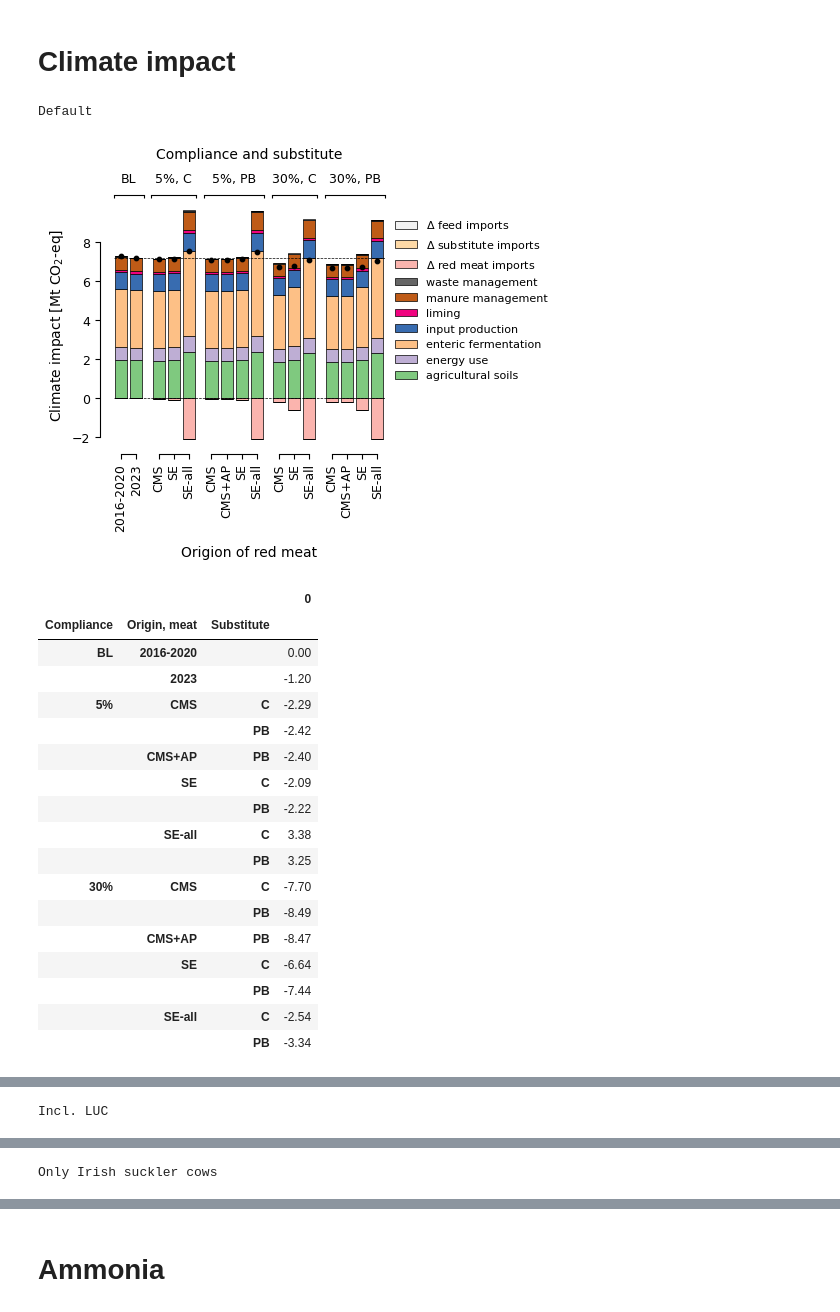
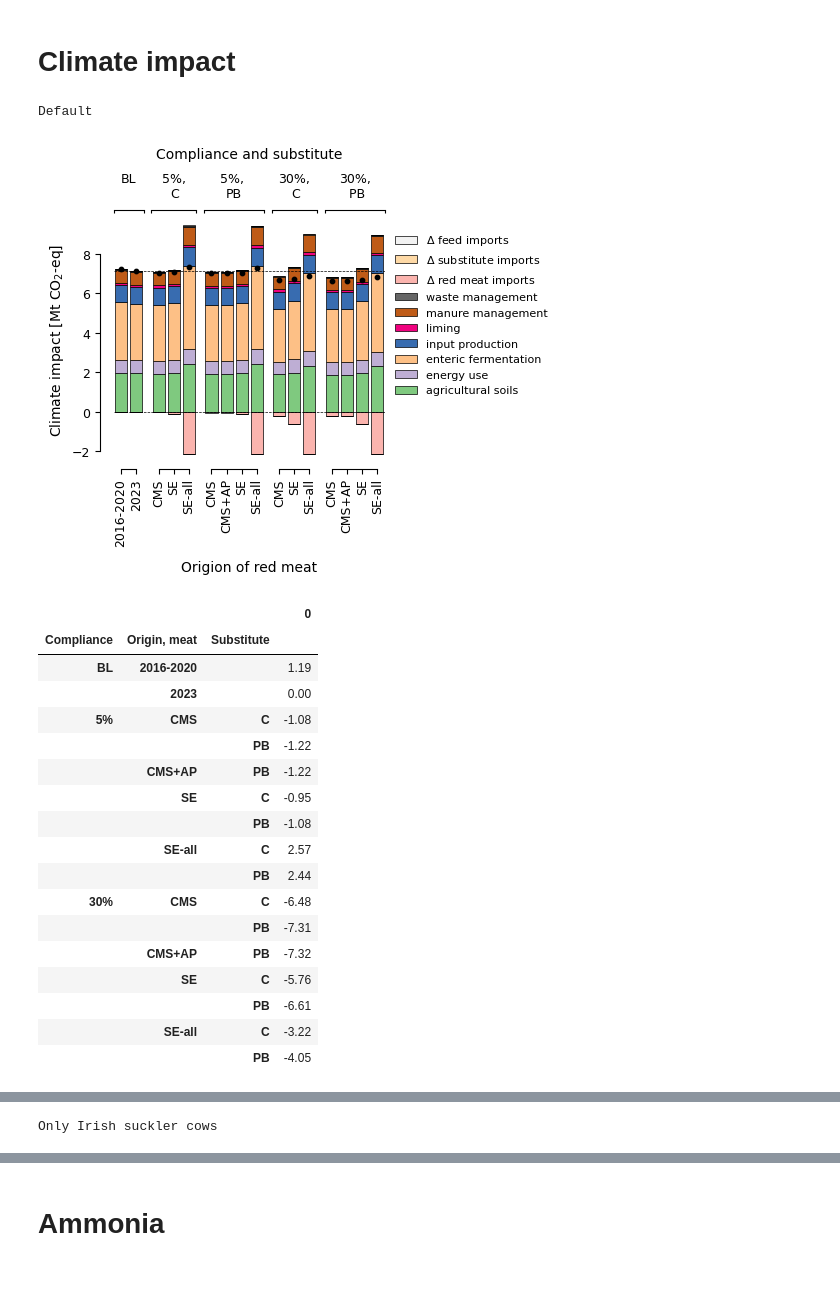
Before and after one commit to SLU-foodsystems/CIBUSmod-SLV2025, a Jupyter notebook: SLV2025_outputs.ipynb, the cells around one changed output, grey strips where cells are left out. Drawn from its saved outputs; the diff is of its cells as text; code cells hidden in the pictures; blank space fills up the shorter version.

```diff
--- a/SLV2025_outputs.ipynb
+++ b/SLV2025_outputs.ipynb
@@ -417,17 +484,24 @@ array([1, 2, 3])
 # Animal numbers
 # %%
 d = cm.impact.get_LSU(session, ['species','breed']) / 1_000_000
-d.columns = pd.Index([sp if sp not in ['cattle'] else ', '.join([sp,br]) for sp,br in d.columns], name='type')
+d.columns = pd.Index([sp if sp not in ['cattle','poultry'] else ', '.join([sp,br]) for sp,br in d.columns], name='type')
 d = d.T.groupby('type').sum().T
 d = d.set_index(make_scn_idx(d.index))
+
+from matplotlib.colors import ListedColormap
+colors = ['#33a02c','#b2df8a', '#fdbf6f', '#e31a1c', '#1f78b4','#a6cee3', '#ffff99']
 
 fig,ax = plt.subplots(figsize=(3.8,3))
 cm.plot.bar(
     d,
     ax = ax,
     ylabel='Animal numbers [million LSU]',
-    **bar_style
+    cmap=ListedColormap(name='X', colors=colors),
+    **bar_style2,
+    ylim=(-0.1,3)
 )
 style_bar(ax, d)
+plt.savefig('output/figs/LSU.png',dpi=200,bbox_inches='tight')
 plt.show()
+d.to_csv('output/LSU_million.csv')
 # %% [output]
@@ -511,71 +627,69 @@ d = (
 ) / 1_000_000_000
 d1 = (
     d
-    .join(food_import_CO2e_excl_LUC / 1_000_000_000)
-    .join(feed_import_CO2e_excl_LUC / 1_000_000_000)
+    .join(food_import_CO2e / 1_000_000_000)
+    .join(feed_import_CO2e / 1_000_000_000)
 )
 d2 = (
     d
-    .join(swe_LUC / 1_000_000_000)
-    .join(food_import_CO2e / 1_000_000_000)
+    .join(food_import_CO2e_sens / 1_000_000_000)
     .join(feed_import_CO2e / 1_000_000_000)
-)
-d3 = (
-    d
-    .join(food_import_CO2e_excl_LUC_sens / 1_000_000_000)
-    .join(feed_import_CO2e_excl_LUC / 1_000_000_000)
 )
 
 d1.set_index(make_scn_idx(d1.index), inplace=True)
 d2.set_index(make_scn_idx(d2.index), inplace=True)
-d3.set_index(make_scn_idx(d3.index), inplace=True)
 
-for dx in [d1,d2,d3]:
+for dx in [d1,d2]:
 
     if dx is d1:
         print('Default')
+        dx.to_csv('output/climate_MtCO2eq.csv')
     if dx is d2:
-        print('Incl. LUC')
-    if dx is d3:
         print('Only Irish suckler cows')
+        dx.to_csv('output/climate_Irish_beef_MtCO2eq.csv')
     len(dx.columns) - 3
     colors = [plt.colormaps['Accent'](i/(len(dx.columns)-3-1)) for i in range(len(dx.columns)-3)]\
         + [plt.colormaps['Pastel1'](i/2) for i in range(3)]
 
     fig,ax = plt.subplots(figsize=(3.5,3))
     ax,axgs = cm.plot.bar(
         dx,
         ax=ax,
         cmap=ListedColormap(name='X', colors=colors),
         ylabel='Climate impact [Mt CO$_2$-eq]',
         **bar_style2
     )
     style_bar(ax, dx)
+    plt.savefig(f'output/figs/climate{"_irish" if dx is d2 else ""}.png',dpi=200,bbox_inches='tight')
     plt.show()
 
     display((
-        dx
-        .sum(axis=1)
-        / dx.iloc[0].sum() * 100 - 100
+        dx.sum(axis=1)
+        / dx.loc[scn_tuple(BL_SCN[1])].sum() * 100 - 100
     ).to_frame().style.format(precision=2))
+
+    display((
+        dx.iloc[:,:-3].sum(axis=1)
+        / dx.loc[scn_tuple(BL_SCN[1])].sum() * 100 - 100
+    ).to_frame().style.format(precision=2))
 # %% [output]
 Default
-[figure, old version]
+[figure, new version]
 |  |  |  | 0 |
 | Compliance | Origin, meat | Substitute |  |
-| BL | 2016-2020 |  | 0.00 |
-|  | 2023 |  | -1.20 |
-| 5% | CMS | C | -2.29 |
-|  |  | PB | -2.42 |
-|  | CMS+AP | PB | -2.40 |
-|  | SE | C | -2.09 |
-|  |  | PB | -2.22 |
-|  | SE-all | C | 3.38 |
-|  |  | PB | 3.25 |
-| 30% | CMS | C | -7.70 |
-|  |  | PB | -8.49 |
-|  | CMS+AP | PB | -8.47 |
-|  | SE | C | -6.64 |
-|  |  | PB | -7.44 |
-|  | SE-all | C | -2.54 |
-|  |  | PB | -3.34 |
+| BL | 2016-2020 |  | 1.19 |
+|  | 2023 |  | 0.00 |
+| 5% | CMS | C | -1.08 |
+|  |  | PB | -1.22 |
+|  | CMS+AP | PB | -1.22 |
+|  | SE | C | -0.95 |
+|  |  | PB | -1.08 |
+|  | SE-all | C | 2.57 |
+|  |  | PB | 2.44 |
+| 30% | CMS | C | -6.48 |
+|  |  | PB | -7.31 |
+|  | CMS+AP | PB | -7.32 |
+|  | SE | C | -5.76 |
+|  |  | PB | -6.61 |
+|  | SE-all | C | -3.22 |
+|  |  | PB | -4.05 |
@@ -582 +714 @@ Default
-Incl. LUC
+Only Irish suckler cows
@@ -602 +715,0 @@ Incl. LUC
-Only Irish suckler cows
```
Also changed, not shown: parts of 37 cells of this notebook, 24 other files.
